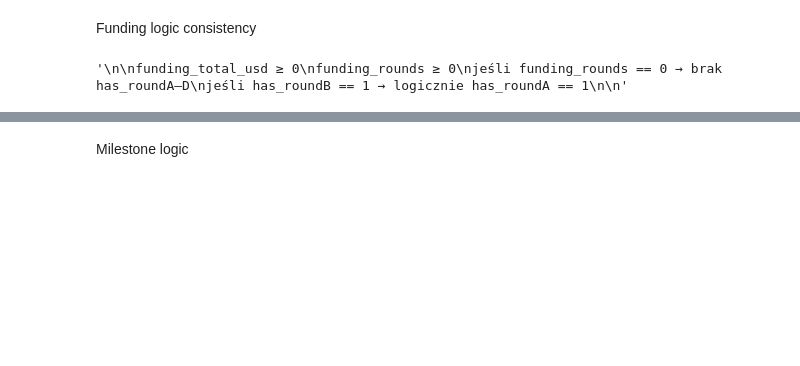
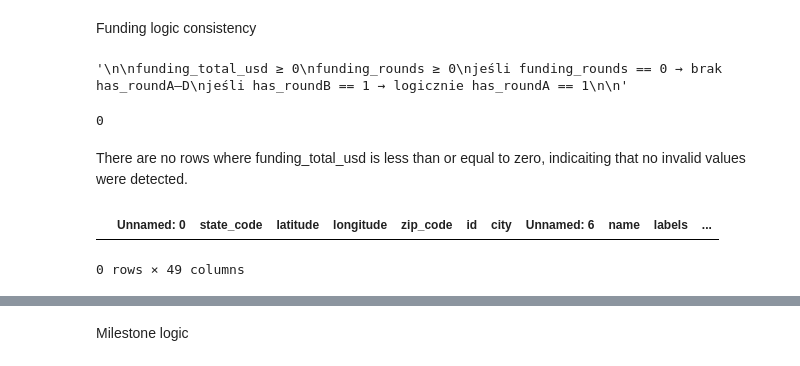
Before and after one commit to liladqa/riskvector, a Jupyter notebook: 01_EDA_on_raw_data.ipynb, the cells around one changed output, grey strips where cells are left out. Cells and saved outputs as stored; diff of their text form; code cells hidden in the pictures; blank space fills up the shorter version.

Commit message:
developed funding logic consistency part

```diff
--- a/01_EDA_on_raw_data.ipynb
+++ b/01_EDA_on_raw_data.ipynb
@@ -523,3 +533,22 @@ jeśli has_roundB == 1 → logicznie has_roundA == 1
 """
 # %% [output]
 '\n\nfunding_total_usd ≥ 0\nfunding_rounds ≥ 0\njeśli funding_rounds == 0 → brak has_roundA–D\njeśli has_roundB == 1 → logicznie has_roundA == 1\n\n'
+# %%
+#checking if funding_total_usd >= 0
+funding_total_check = (startups["funding_total_usd"] <= 0).sum()
+print(funding_total_check)
+# %% [output]
+0
+# %% [markdown]
+There are no rows where funding_total_usd is less than or equal to zero, indicaiting that no invalid values were detected.
+# %%
+#checking if funding_rounds >= 0
+
+round_flags = ["has_roundA", "has_roundB", "has_roundC", "has_roundD"]
+no_rounds = startups["funding_rounds"] == 0
+
+flag_errors = startups[no_rounds & (startups[round_flags].sum(axis=1) > 1)]
+flag_errors
+# %% [output]
+|  | Unnamed: 0 | state_code | latitude | longitude | zip_code | id | city | Unnamed: 6 | name | labels | ... |
+0 rows × 49 columns
```
Also changed, not shown: parts of 10 cells of this notebook.
